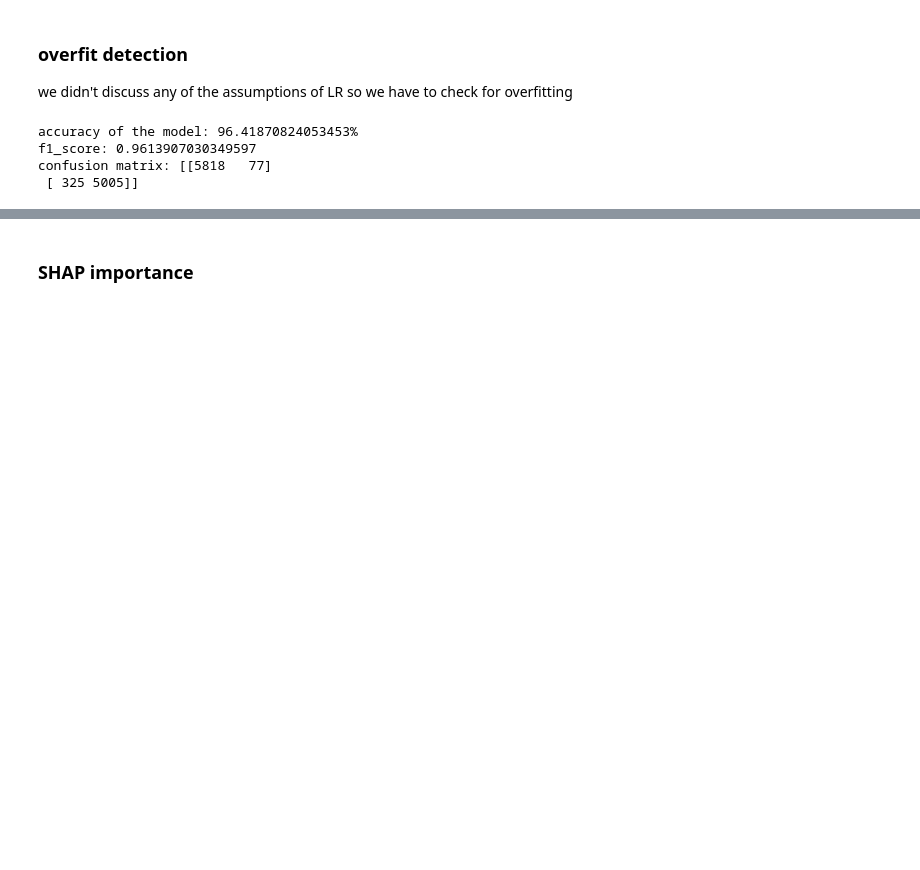
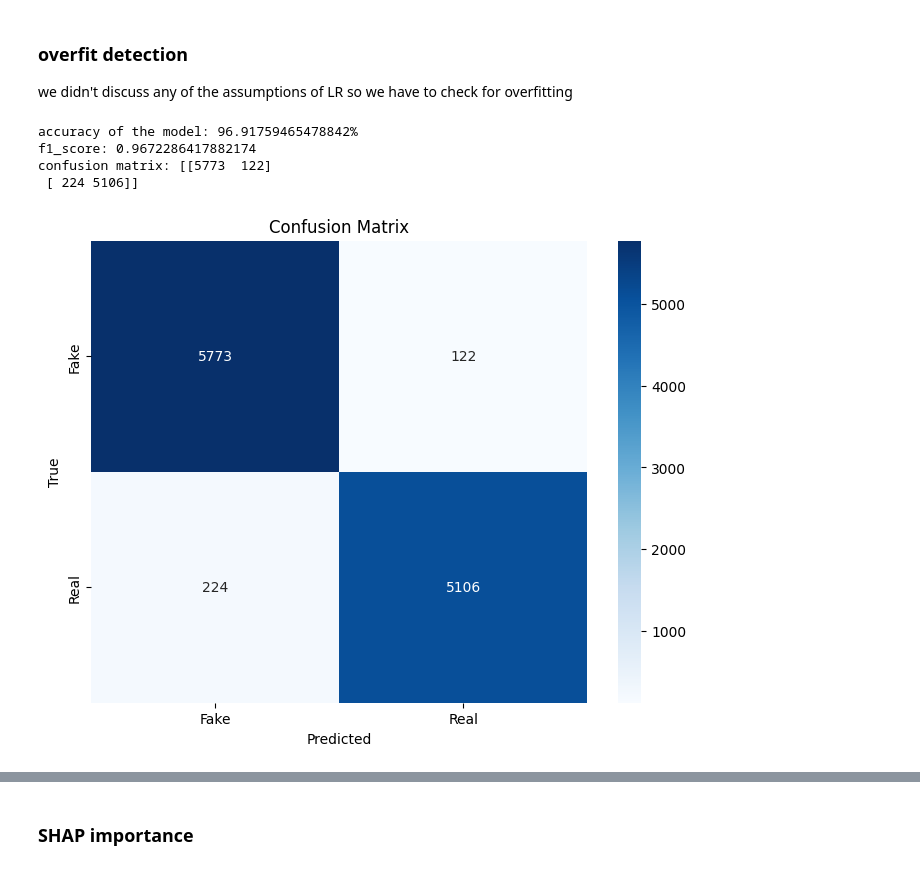
Before and after one commit to avarose444/Big-Data-Final-Project, a Jupyter notebook: Final_Project_lstm.ipynb, the cells around one changed output, grey strips where cells are left out. Cells and saved outputs as stored; diff of their text form; code cells hidden in the pictures; blank space fills up the shorter version.

```diff
--- a/Final_Project_lstm.ipynb
+++ b/Final_Project_lstm.ipynb
@@ -543,35 +543,46 @@ we didn't discuss any of the assumptions of LR so we have to check for overfitti
 # %%
 y_pred = model.predict(X_test)
 y_pred = np.round(y_pred)
 
 c_matrix = np.array([[0,0],
             [0,0]])
 
 for i in range(0,len(y_test)):
     y_val = int(y_test[i])
     y_hat_val = int(y_pred[i])
     c_matrix[y_val][y_hat_val] += 1
 
 # compute the accuracy
 print(f'accuracy of the model: {(c_matrix[0][0] + c_matrix [1][1]) / c_matrix.sum() * 100}%')
 
 # compute the f1 score
 
 # pres is TP/(TP + FP)
 pres = c_matrix[1][1] / (c_matrix[1][1] + c_matrix[0][1])
 
 # recall is TP / (TP + FN)
 recall = c_matrix[1][1] / (c_matrix[1][1] + c_matrix[1][0])
 print
 # f1 score
 f1_score = (2 * pres * recall) / (pres + recall)
 print(f'f1_score: {f1_score}')
 print(f'confusion matrix: {c_matrix}')
+
+
+# Plot confusion matrix
+cm = confusion_matrix(y_test, y_pred)
+plt.figure(figsize=(8,6))
+sns.heatmap(cm, annot=True, fmt='d', cmap='Blues', xticklabels=['Fake', 'Real'], yticklabels=['Fake', 'Real'])
+plt.xlabel('Predicted')
+plt.ylabel('True')
+plt.title('Confusion Matrix')
+plt.show()
 # %% [output]
-accuracy of the model: 96.41870824053453%
-f1_score: 0.9613907030349597
-confusion matrix: [[5818   77]
- [ 325 5005]]
+accuracy of the model: 96.91759465478842%
+f1_score: 0.9672286417882174
+confusion matrix: [[5773  122]
+ [ 224 5106]]
+[figure, added]
 # %%
 from xgboost import XGBClassifier
 from sklearn.model_selection import train_test_split
```
Also changed, not shown: parts of 12 cells of this notebook, 1 other file.
